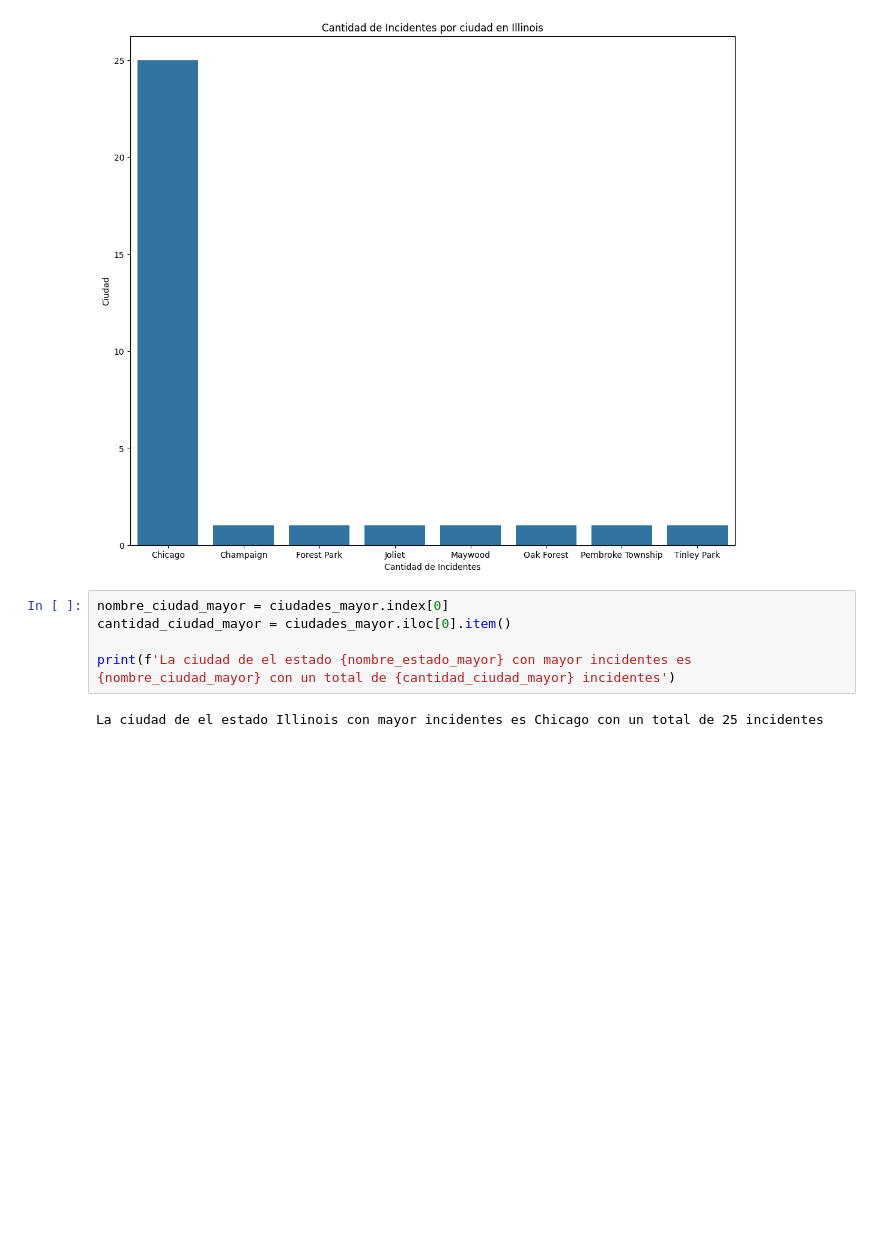
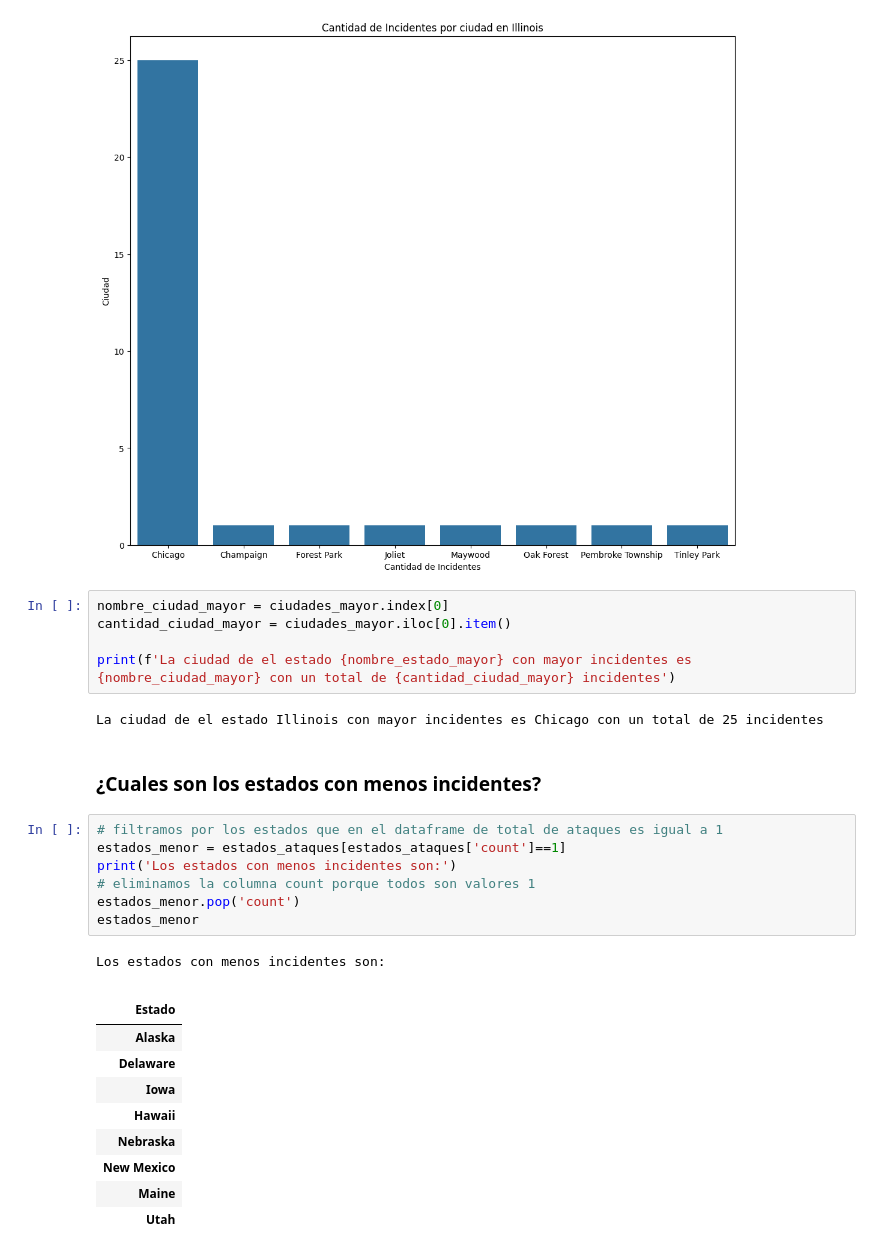
Before and after one commit to vamphook972/Gun_Violence_Dataset_US, a Jupyter notebook: Gun_Violence_Dataset_US.ipynb, the cells around one changed output. Saved outputs shown, nothing was run; the diff lists cells and outputs as text; blank space fills up the shorter version.

```diff
--- a/Gun_Violence_Dataset_US.ipynb
+++ b/Gun_Violence_Dataset_US.ipynb
@@ -312,3 +312,24 @@ cantidad_ciudad_mayor = ciudades_mayor.iloc[0].item()
 print(f'La ciudad de el estado {nombre_estado_mayor} con mayor incidentes es {nombre_ciudad_mayor} con un total de {cantidad_ciudad_mayor} incidentes')
 # %% [output]
 La ciudad de el estado Illinois con mayor incidentes es Chicago con un total de 25 incidentes
+# %% [markdown]
+### ¿Cuales son los estados con menos incidentes?
+# %%
+# filtramos por los estados que en el dataframe de total de ataques es igual a 1
+estados_menor = estados_ataques[estados_ataques['count']==1]
+print('Los estados con menos incidentes son:')
+# eliminamos la columna count porque todos son valores 1
+estados_menor.pop('count')
+estados_menor
+# %% [output]
+Los estados con menos incidentes son:
+|  |
+| Estado |
+| Alaska |
+| Delaware |
+| Iowa |
+| Hawaii |
+| Nebraska |
+| New Mexico |
+| Maine |
+| Utah |
```
